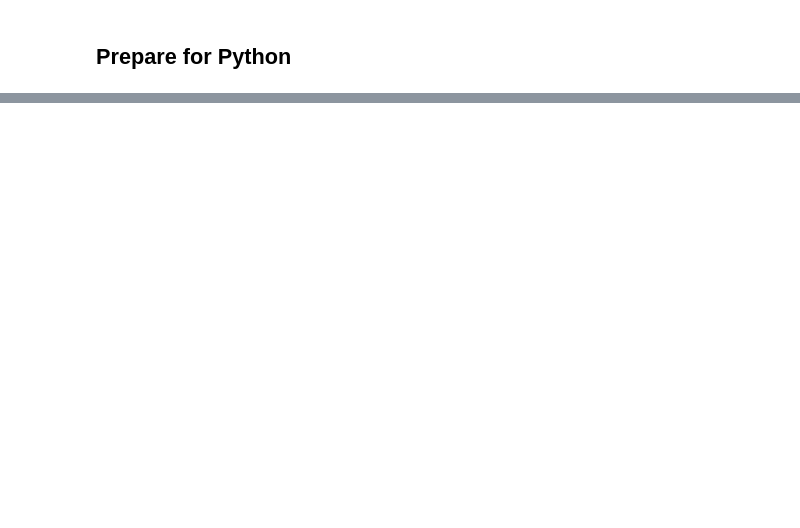
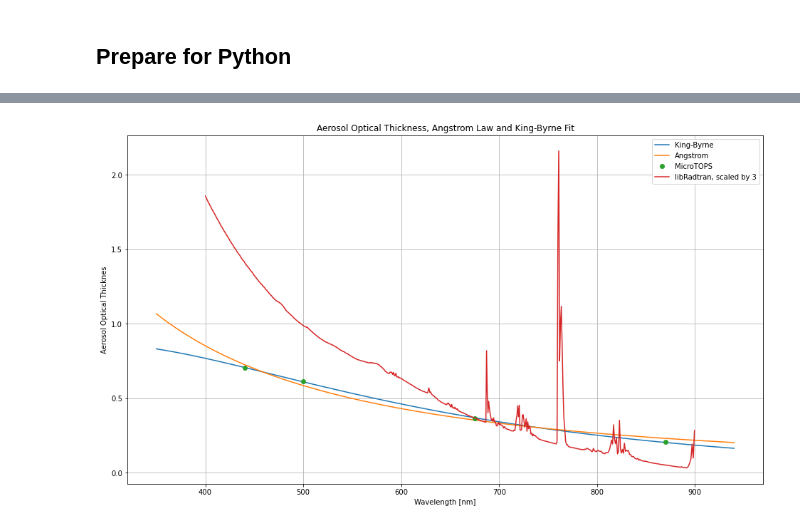
Before and after one commit to NelisW/libraddask, a Jupyter notebook: doc/libraddaskTemplate.ipynb, the cells around one changed output, grey strips where cells are left out. Drawn from its saved outputs; the diff is of its cells as text; code cells hidden in the pictures; blank space fills up the shorter version.

```diff
--- a/doc/libraddaskTemplate.ipynb
+++ b/doc/libraddaskTemplate.ipynb
@@ -298,0 +374,12 @@ client.shutdown()
+# %%
+# Plot Angstrom Law and King-Byrne fitted curves with MicroTOPS measurements
+plt.figure(figsize=(16,9))
+plt.plot(the_wv, the_aot, the_wv, aot_ang, aot_wv, aot, 'o')
+plt.plot(T3a.wvl, -np.log(txm) )
+plt.xlabel('Wavelength [nm]')
+plt.ylabel('Aerosol Optical Thicknes')
+plt.title('Aerosol Optical Thickness, Angstrom Law and King-Byrne Fit')
+plt.legend(['King-Byrne', 'Angstrom', 'MicroTOPS',f'libRadtran, scaled by {scaling}'])
+plt.grid()
+# %% [output]
+[figure, added]
```
Also changed, not shown: parts of 46 cells of this notebook, 13 other files.
